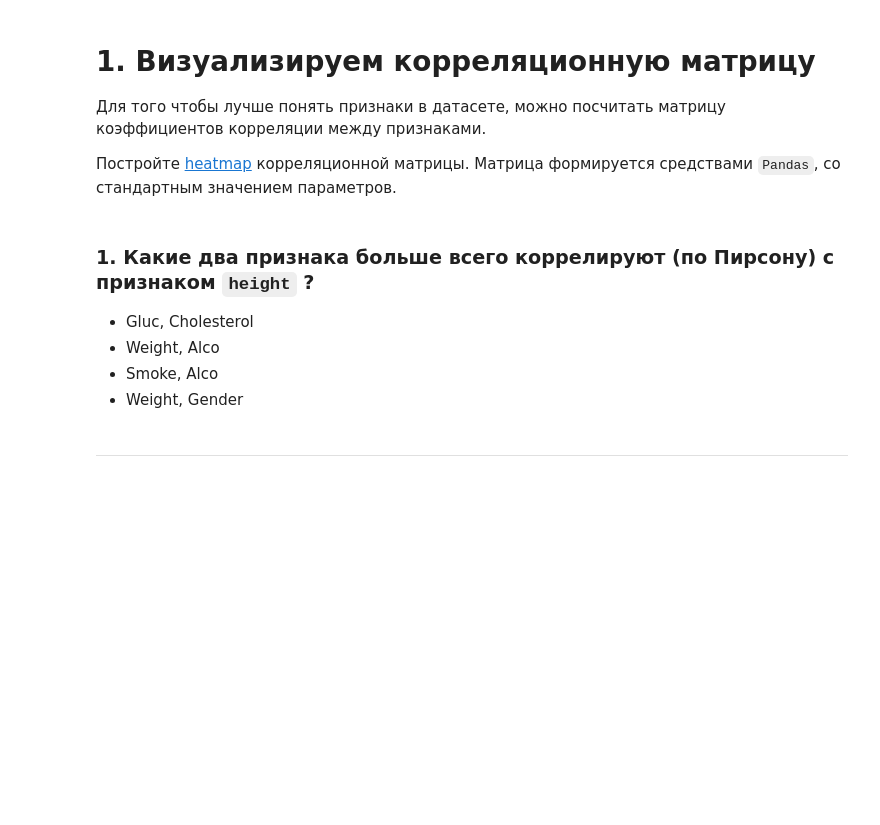
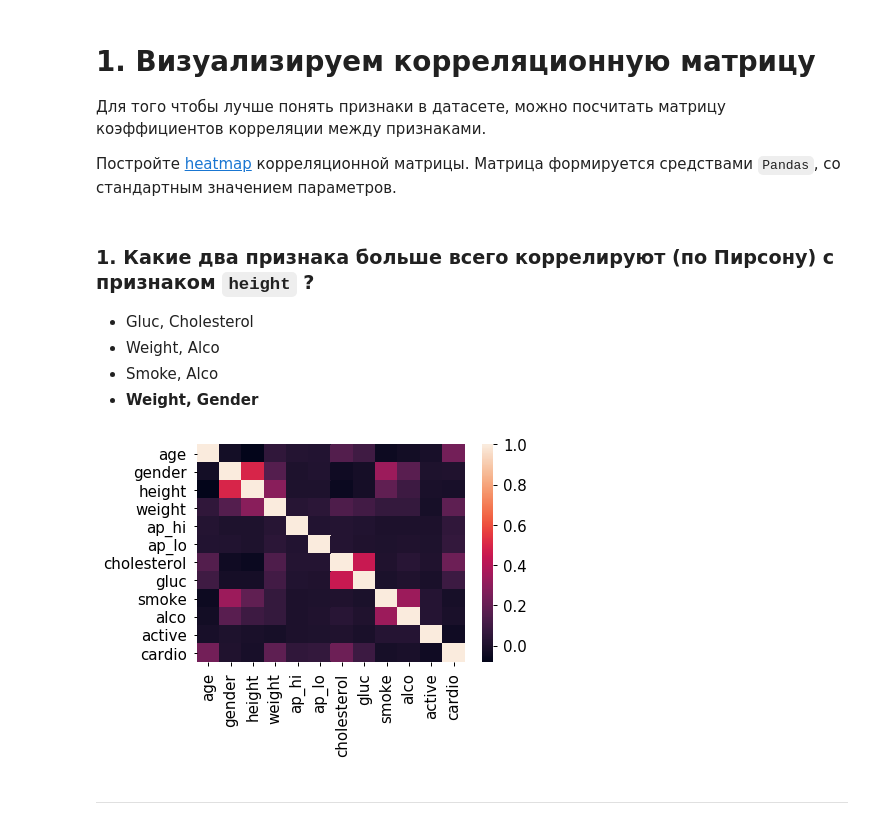
Before and after one commit to no6le/mlcourse, a Jupyter notebook: jupyter_russian/homeworks_myself/hw2_session3_visual_data_analysis.ipynb, the cells around one changed output. Saved outputs shown, nothing was run; the diff lists cells and outputs as text; code cells hidden in the pictures; blank space fills up the shorter version.

```diff
--- a/jupyter_russian/homeworks_myself/hw2_session3_visual_data_analysis.ipynb
+++ b/jupyter_russian/homeworks_myself/hw2_session3_visual_data_analysis.ipynb
@@ -181,9 +181,15 @@ cardio
 - Gluc, Cholesterol
 - Weight, Alco
 - Smoke, Alco
-- Weight, Gender
+- **Weight, Gender**
 # %%
 # Ваш код здесь
+
+sns.heatmap(train.corr());
+
+train.corr(method='spearman');
+# %% [output]
+[figure, added]
 # %% [markdown]
 ---
 # %% [markdown]
```
Also changed, not shown: parts of 10 cells of this notebook.
